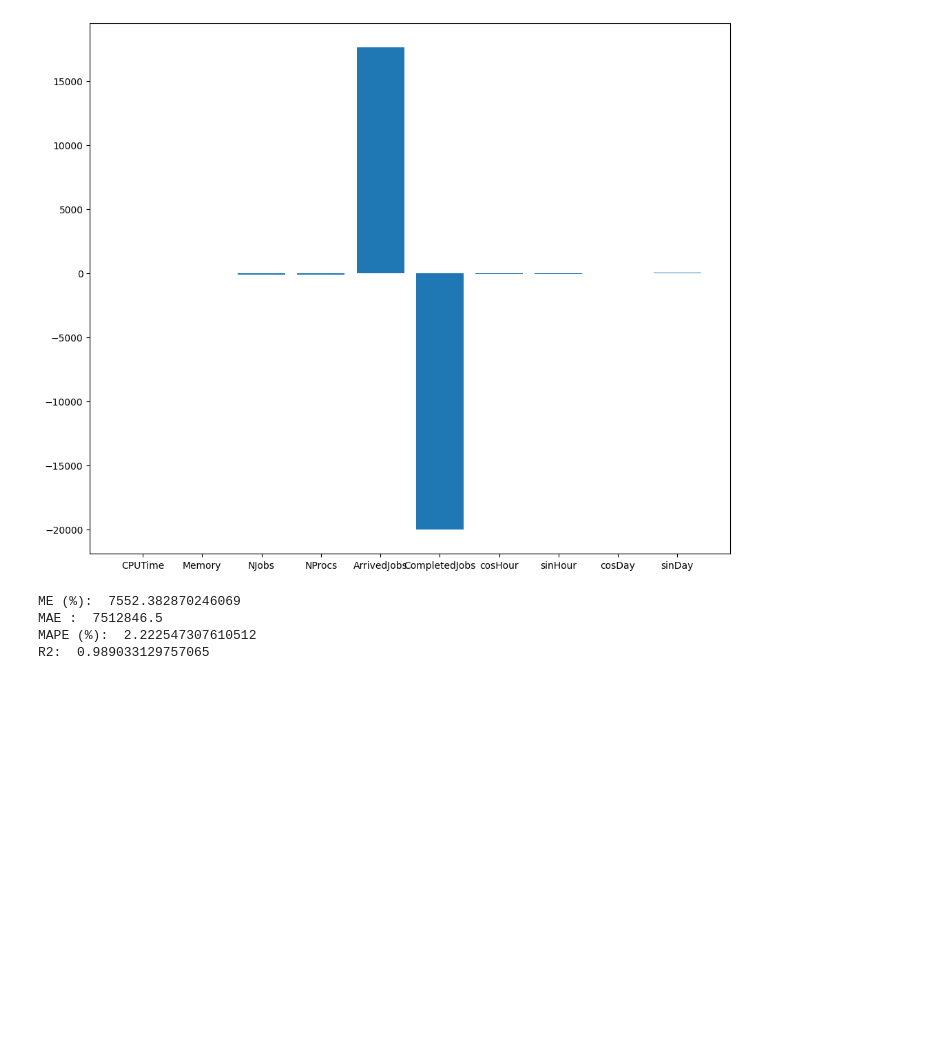
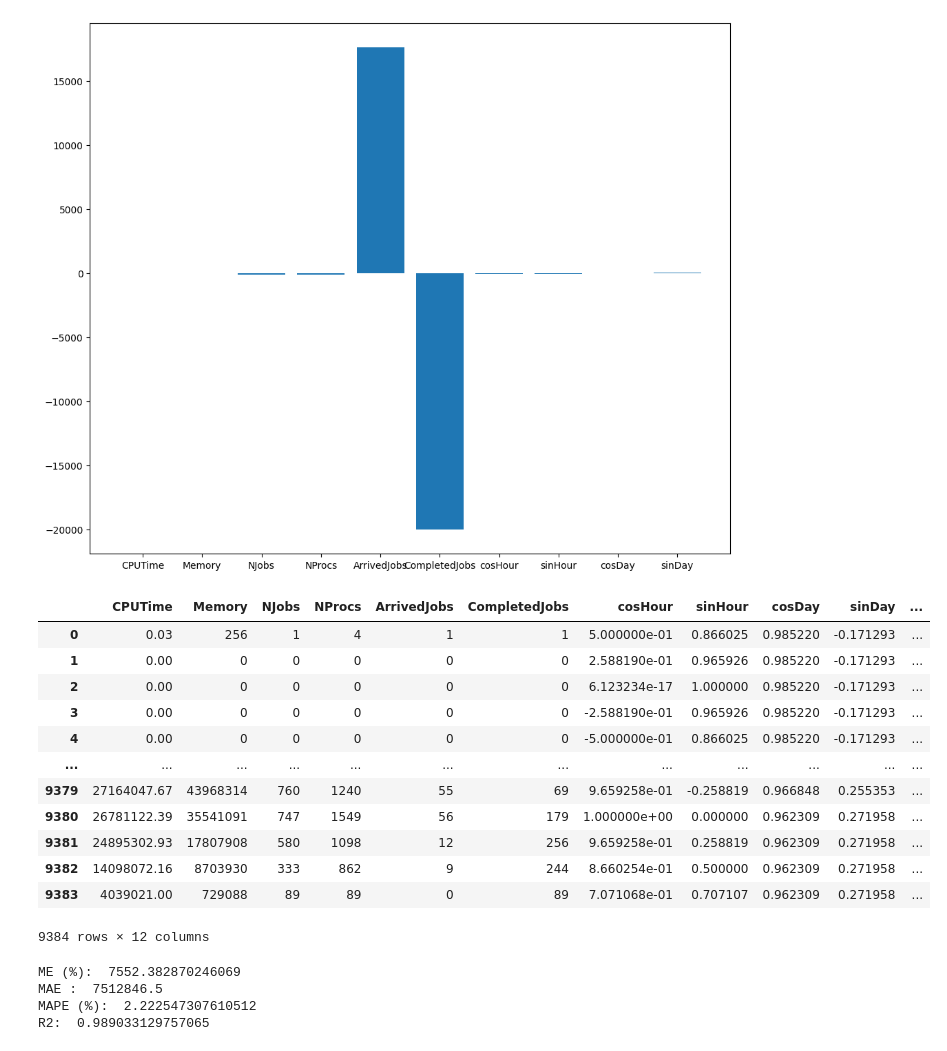
Before and after one commit to alextsaf/Thesis-NTUA, a Jupyter notebook: window.ipynb, the cells around one changed output. Saved outputs shown, nothing was run; the diff lists cells and outputs as text; code cells hidden in the pictures; blank space fills up the shorter version.

```diff
--- a/window.ipynb
+++ b/window.ipynb
@@ -423,4 +432,20 @@ plt.bar(train_df.columns, regression_model.coef_[0])
 # %% [output]
 <BarContainer object of 10 artists>
 [figure]
+# %%
+test_ds
+# %% [output]
+|  | CPUTime | Memory | NJobs | NProcs | ArrivedJobs | CompletedJobs | cosHour | sinHour | cosDay | sinDay | ... |
+| 0 | 0.03 | 256 | 1 | 4 | 1 | 1 | 5.000000e-01 | 0.866025 | 0.985220 | -0.171293 | ... |
+| 1 | 0.00 | 0 | 0 | 0 | 0 | 0 | 2.588190e-01 | 0.965926 | 0.985220 | -0.171293 | ... |
+| 2 | 0.00 | 0 | 0 | 0 | 0 | 0 | 6.123234e-17 | 1.000000 | 0.985220 | -0.171293 | ... |
+| 3 | 0.00 | 0 | 0 | 0 | 0 | 0 | -2.588190e-01 | 0.965926 | 0.985220 | -0.171293 | ... |
+| 4 | 0.00 | 0 | 0 | 0 | 0 | 0 | -5.000000e-01 | 0.866025 | 0.985220 | -0.171293 | ... |
+| ... | ... | ... | ... | ... | ... | ... | ... | ... | ... | ... | ... |
+| 9379 | 27164047.67 | 43968314 | 760 | 1240 | 55 | 69 | 9.659258e-01 | -0.258819 | 0.966848 | 0.255353 | ... |
+| 9380 | 26781122.39 | 35541091 | 747 | 1549 | 56 | 179 | 1.000000e+00 | 0.000000 | 0.962309 | 0.271958 | ... |
+| 9381 | 24895302.93 | 17807908 | 580 | 1098 | 12 | 256 | 9.659258e-01 | 0.258819 | 0.962309 | 0.271958 | ... |
+| 9382 | 14098072.16 | 8703930 | 333 | 862 | 9 | 244 | 8.660254e-01 | 0.500000 | 0.962309 | 0.271958 | ... |
+| 9383 | 4039021.00 | 729088 | 89 | 89 | 0 | 89 | 7.071068e-01 | 0.707107 | 0.962309 | 0.271958 | ... |
+9384 rows × 12 columns
 # %%
```
Also changed, not shown: parts of 8 cells of this notebook, 1 other file.
